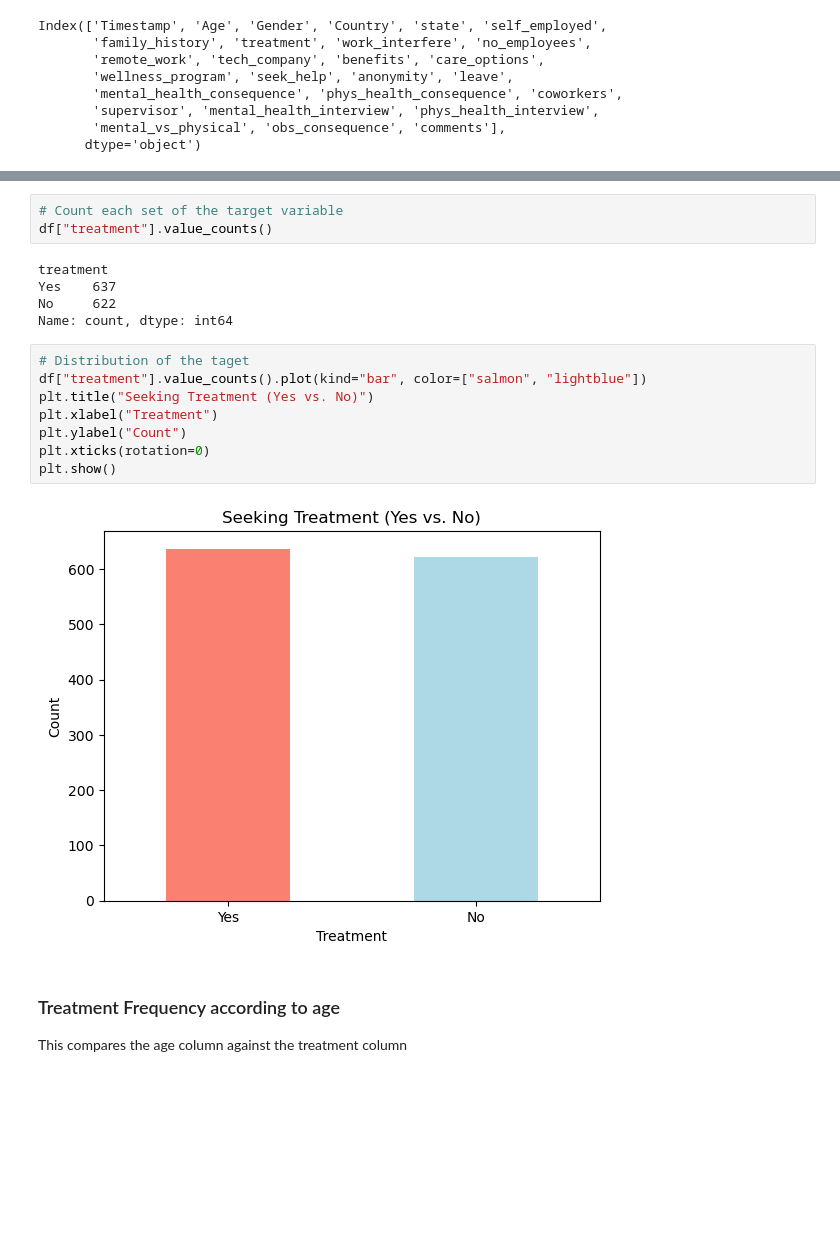
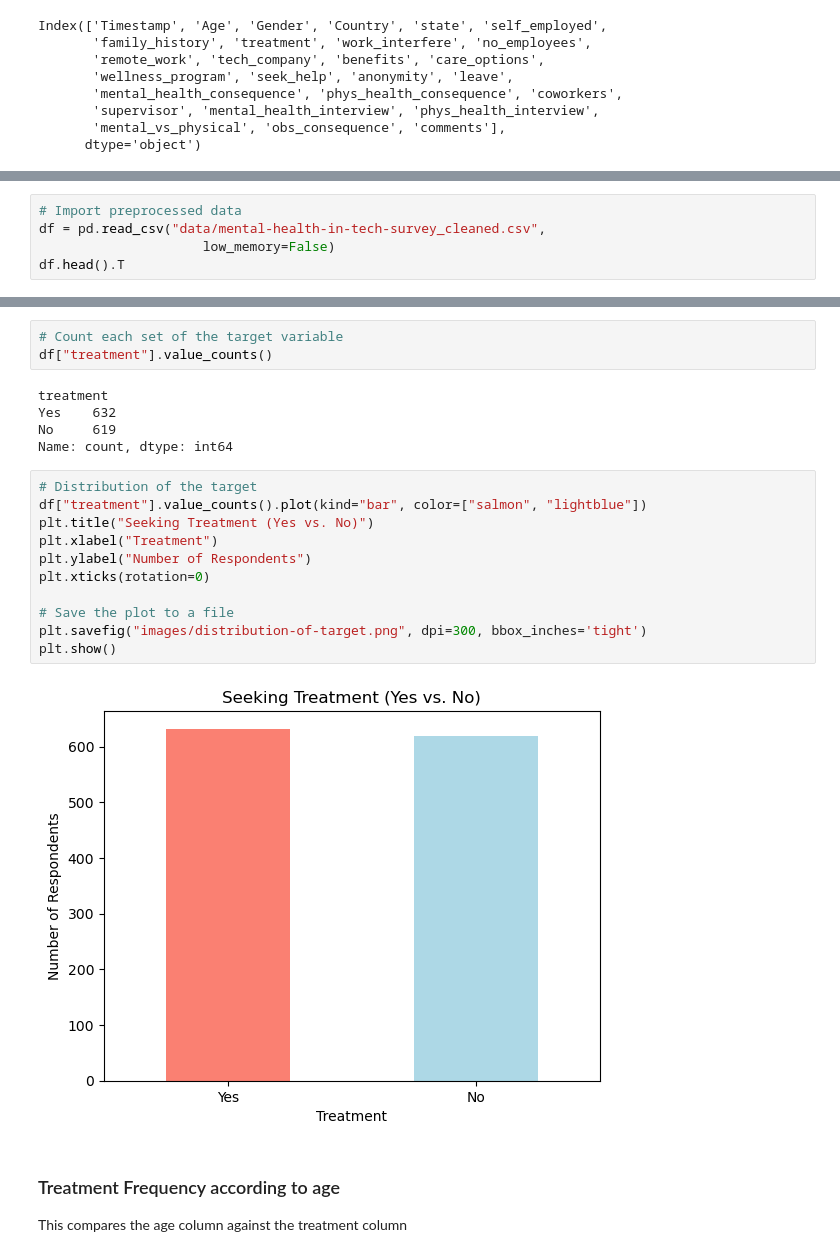
Before and after one commit to dinakajoy/mental-health-treatment-prediction, a Jupyter notebook: end-to-end-mental-health-treatment-prediction.ipynb, the cells around one changed output, grey strips where cells are left out. Saved outputs shown, nothing was run; the diff lists cells and outputs as text; blank space fills up the shorter version.

```diff
--- a/end-to-end-mental-health-treatment-prediction.ipynb
+++ b/end-to-end-mental-health-treatment-prediction.ipynb
@@ -166,0 +361,5 @@ dtype('<M8[ns]')
+# %%
+# Import preprocessed data
+df = pd.read_csv("data/mental-health-in-tech-survey_cleaned.csv",
+                     low_memory=False)
+df.head().T
@@ -169,19 +386,22 @@ dtype('<M8[ns]')
 df["treatment"].value_counts()
 # %% [output]
 treatment
-Yes    637
-No     622
+Yes    632
+No     619
 Name: count, dtype: int64
 # %%
-# Distribution of the taget
+# Distribution of the target
 df["treatment"].value_counts().plot(kind="bar", color=["salmon", "lightblue"])
 plt.title("Seeking Treatment (Yes vs. No)")
 plt.xlabel("Treatment")
-plt.ylabel("Count")
+plt.ylabel("Number of Respondents")
 plt.xticks(rotation=0)
+
+# Save the plot to a file
+plt.savefig("images/distribution-of-target.png", dpi=300, bbox_inches='tight')
 plt.show()
 # %% [output]
-[figure, old version]
+[figure, new version]
 # %% [markdown]
 ### Treatment Frequency according to age
 
```
Also changed, not shown: parts of 78 cells of this notebook, 11 other files.
